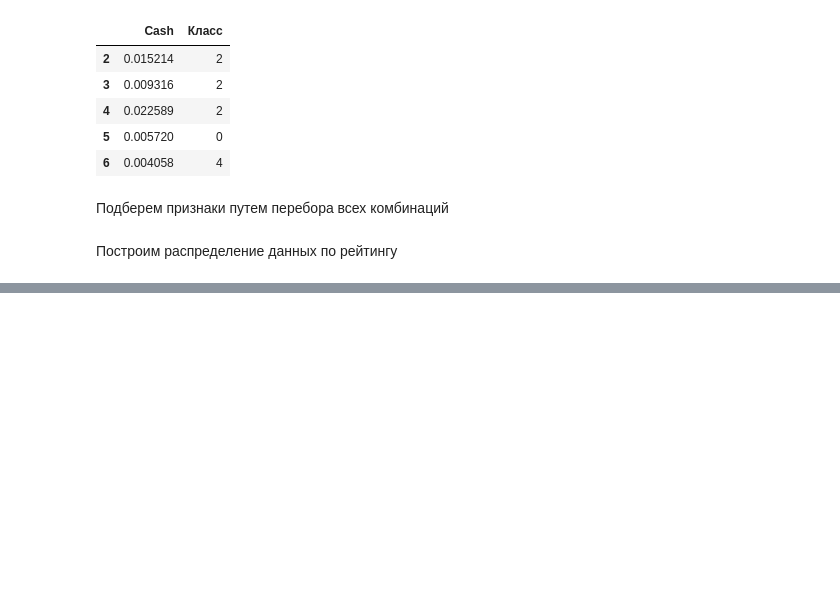
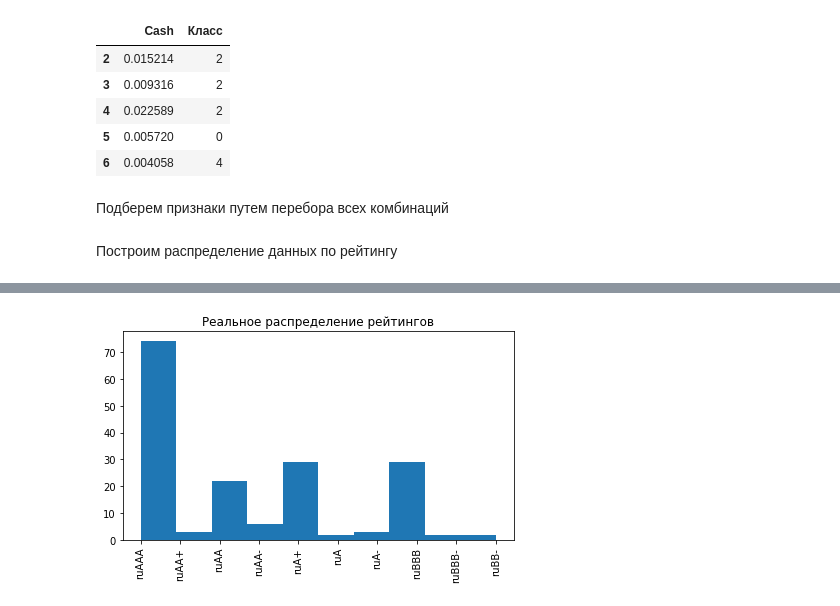
Before and after one commit to Gorlevichd/-, a Jupyter notebook: model.ipynb, the cells around one changed output, grey strips where cells are left out. Saved outputs shown, nothing was run; the diff lists cells and outputs as text; code cells hidden in the pictures; blank space fills up the shorter version.

```diff
--- a/model.ipynb
+++ b/model.ipynb
@@ -1440,0 +1478,2 @@ NameError: name 'df_train' is not defined
+# %%
+rating_real = data.sort_values('Рейтинг Класс')
@@ -1440,0 +1490,11 @@ NameError: name 'df_train' is not defined
+# %%
+rating_real = rating_real['Рейтинг']
+# %%
+f, ax = plt.subplots()
+ax.hist(rating_real)
+ax.tick_params(axis='x', labelrotation= 90)
+ax.set_title('Реальное распределение рейтингов')
+plt.tight_layout()
+f.savefig('real_rating_distribution.png')
+# %% [output]
+[figure, added]
```
Also changed, not shown: parts of 43 cells of this notebook.
